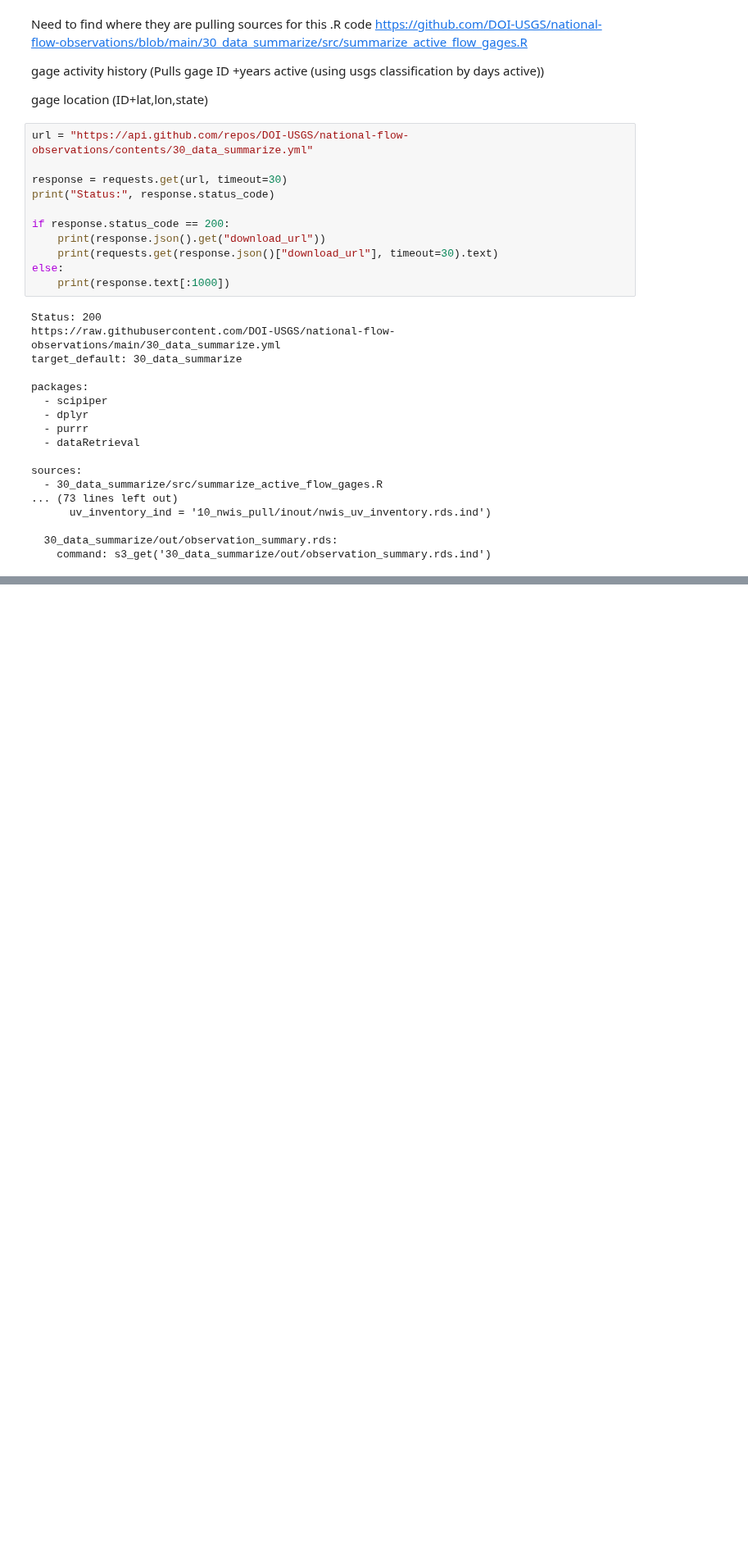
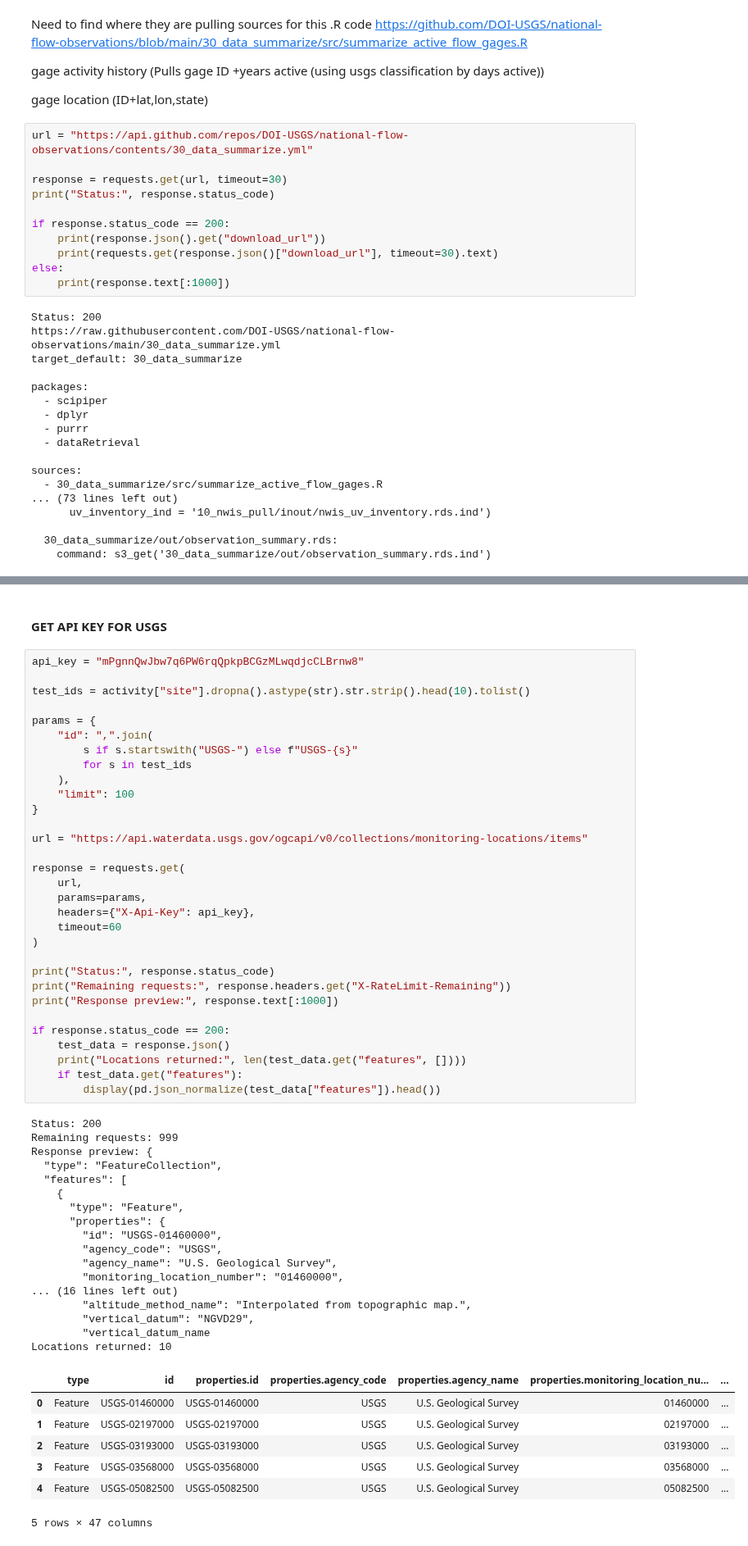
Before and after one commit to SophiaMeyers/USGS-Gages-Research, a Jupyter notebook: notebooks/261021-01_explore_usgs_gages.ipynb, the cells around one changed output, grey strips where cells are left out. Shown at 82% size. Saved outputs shown, nothing was run; the diff lists cells and outputs as text; blank space fills up the shorter version.

```diff
--- a/notebooks/261021-01_explore_usgs_gages.ipynb
+++ b/notebooks/261021-01_explore_usgs_gages.ipynb
@@ -70,0 +354,58 @@ WARNING conda.conda_pypi.main:notify_externally_managed_future(156):
+# %% [markdown]
+#### GET API KEY FOR USGS
+# %%
+api_key = "mPgnnQwJbw7q6PW6rqQpkpBCGzMLwqdjcCLBrnw8"
+
+test_ids = activity["site"].dropna().astype(str).str.strip().head(10).tolist()
+
+params = {
+    "id": ",".join(
+        s if s.startswith("USGS-") else f"USGS-{s}"
+        for s in test_ids
+    ),
+    "limit": 100
+}
+
+url = "https://api.waterdata.usgs.gov/ogcapi/v0/collections/monitoring-locations/items"
+
+response = requests.get(
+    url,
+    params=params,
+    headers={"X-Api-Key": api_key},
+    timeout=60
+)
+
+print("Status:", response.status_code)
+print("Remaining requests:", response.headers.get("X-RateLimit-Remaining"))
+print("Response preview:", response.text[:1000])
+
+if response.status_code == 200:
+    test_data = response.json()
+    print("Locations returned:", len(test_data.get("features", [])))
+    if test_data.get("features"):
+        display(pd.json_normalize(test_data["features"]).head())
+# %% [output]
+Status: 200
+Remaining requests: 999
+Response preview: {
+  "type": "FeatureCollection",
+  "features": [
+    {
+      "type": "Feature",
+      "properties": {
+        "id": "USGS-01460000",
+        "agency_code": "USGS",
+        "agency_name": "U.S. Geological Survey",
+        "monitoring_location_number": "01460000",
+... (16 lines left out)
+        "altitude_method_name": "Interpolated from topographic map.",
+        "vertical_datum": "NGVD29",
+        "vertical_datum_name
+Locations returned: 10
+|  | type | id | properties.id | properties.agency_code | properties.agency_name | properties.monitoring_location_nu... | ... |
+| 0 | Feature | USGS-01460000 | USGS-01460000 | USGS | U.S. Geological Survey | 01460000 | ... |
+| 1 | Feature | USGS-02197000 | USGS-02197000 | USGS | U.S. Geological Survey | 02197000 | ... |
+| 2 | Feature | USGS-03193000 | USGS-03193000 | USGS | U.S. Geological Survey | 03193000 | ... |
+| 3 | Feature | USGS-03568000 | USGS-03568000 | USGS | U.S. Geological Survey | 03568000 | ... |
+| 4 | Feature | USGS-05082500 | USGS-05082500 | USGS | U.S. Geological Survey | 05082500 | ... |
+5 rows × 47 columns
```
Also changed, not shown: parts of 18 cells of this notebook, 7 other files.
